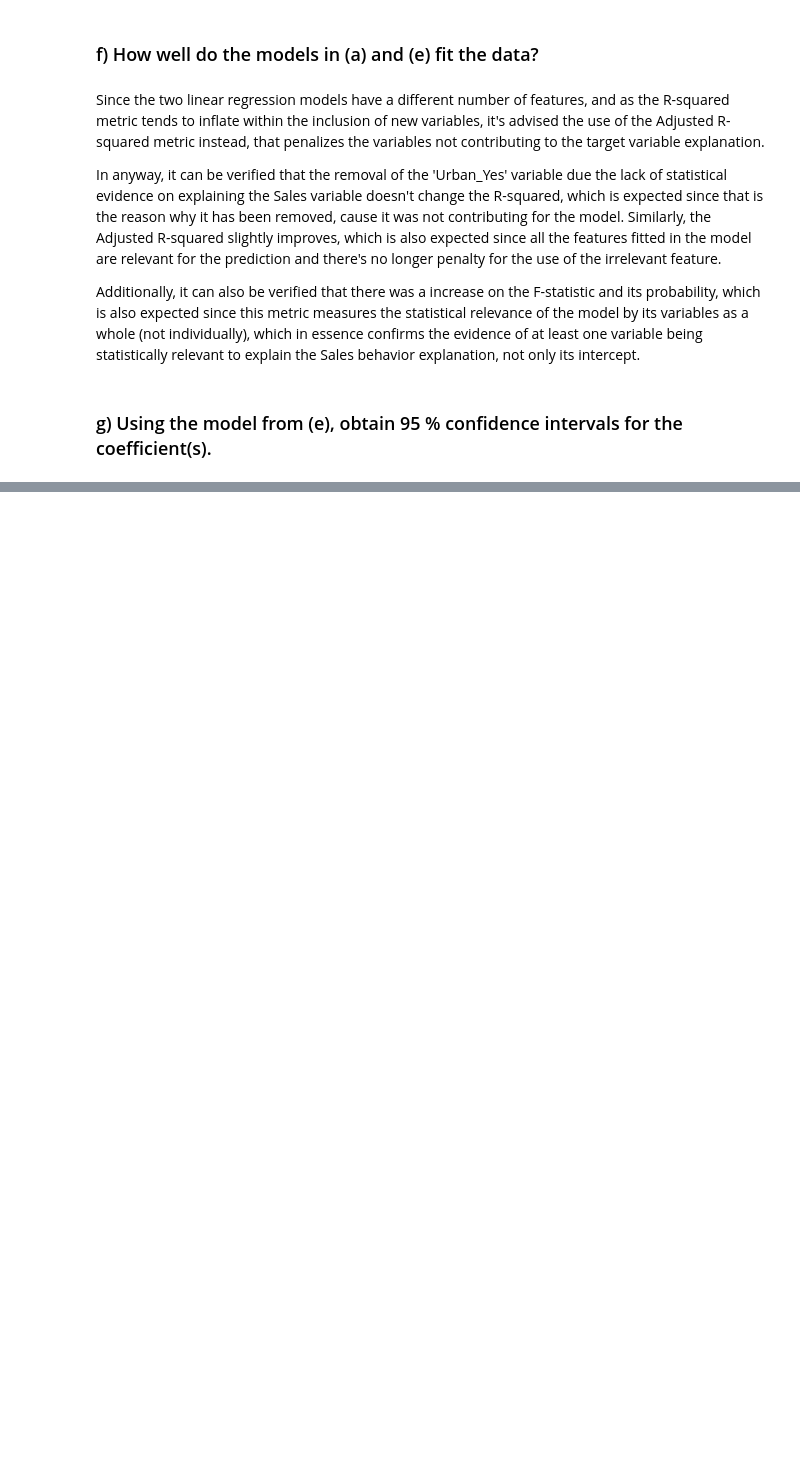
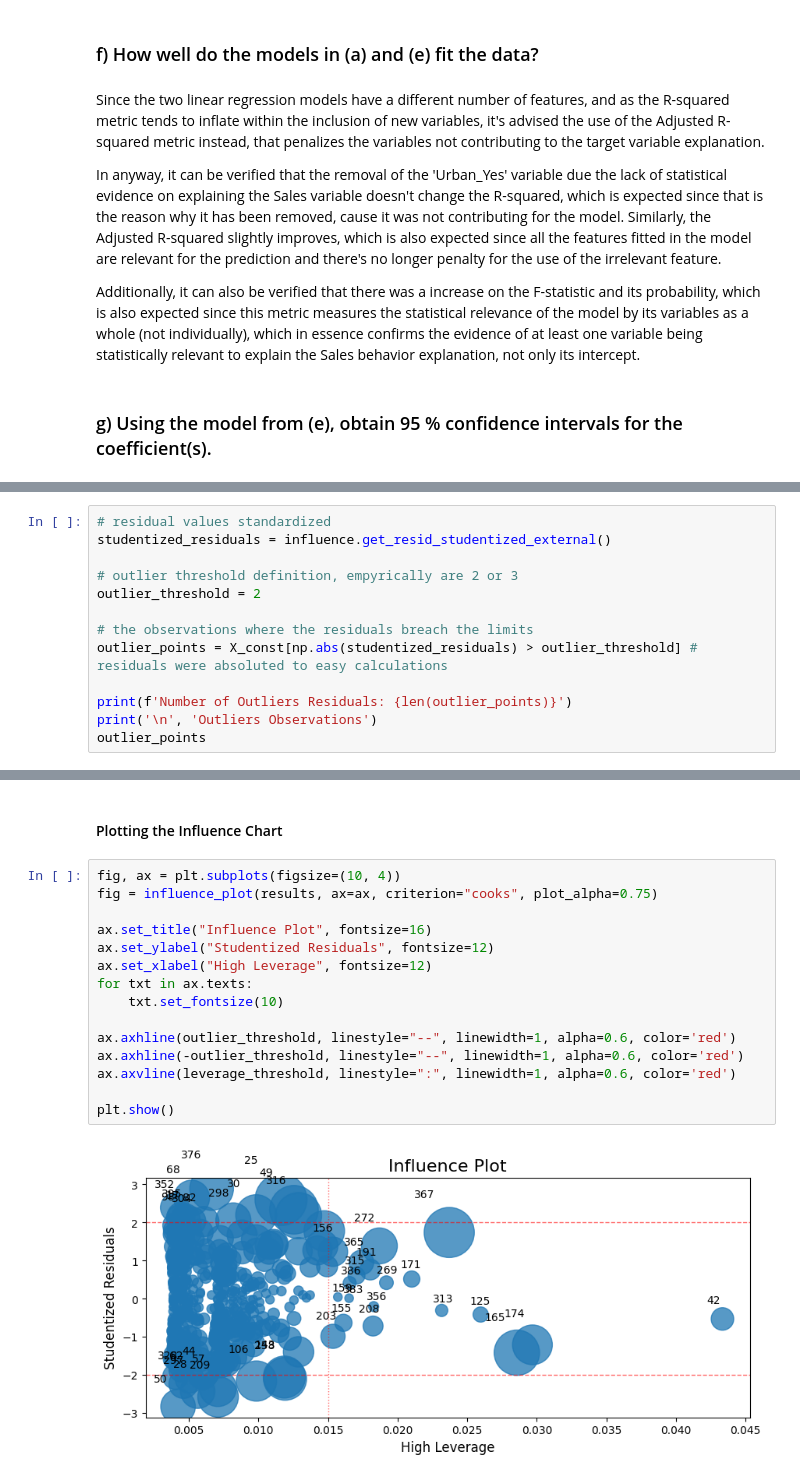
Before and after one commit to raquelmteo/FEP-EDA, a Jupyter notebook: Lab - Regression Assignment.ipynb, the cells around one changed output, grey strips where cells are left out. Drawn from its saved outputs; the diff is of its cells as text; blank space fills up the shorter version.

```diff
--- a/Lab - Regression Assignment.ipynb
+++ b/Lab - Regression Assignment.ipynb
@@ -145,0 +207,13 @@ An analysis of the 95% confidence intervals confirms the statistical significanc
+# %%
+# residual values standardized
+studentized_residuals = influence.get_resid_studentized_external()
+
+# outlier threshold definition, empyrically are 2 or 3
+outlier_threshold = 2
+
+# the observations where the residuals breach the limits
+outlier_points = X_const[np.abs(studentized_residuals) > outlier_threshold] # residuals were absoluted to easy calculations
+
+print(f'Number of Outliers Residuals: {len(outlier_points)}')
+print('\n', 'Outliers Observations')
+outlier_points
@@ -145,0 +277,19 @@ An analysis of the 95% confidence intervals confirms the statistical significanc
+# %% [markdown]
+#### Plotting the Influence Chart
+# %%
+fig, ax = plt.subplots(figsize=(10, 4))
+fig = influence_plot(results, ax=ax, criterion="cooks", plot_alpha=0.75)
+
+ax.set_title("Influence Plot", fontsize=16)
+ax.set_ylabel("Studentized Residuals", fontsize=12)
+ax.set_xlabel("High Leverage", fontsize=12)
+for txt in ax.texts:
+    txt.set_fontsize(10)
+
+ax.axhline(outlier_threshold, linestyle="--", linewidth=1, alpha=0.6, color='red')
+ax.axhline(-outlier_threshold, linestyle="--", linewidth=1, alpha=0.6, color='red')
+ax.axvline(leverage_threshold, linestyle=":", linewidth=1, alpha=0.6, color='red')
+
+plt.show()
+# %% [output]
+[figure, added]
```
Also changed, not shown: parts of 25 cells of this notebook.
